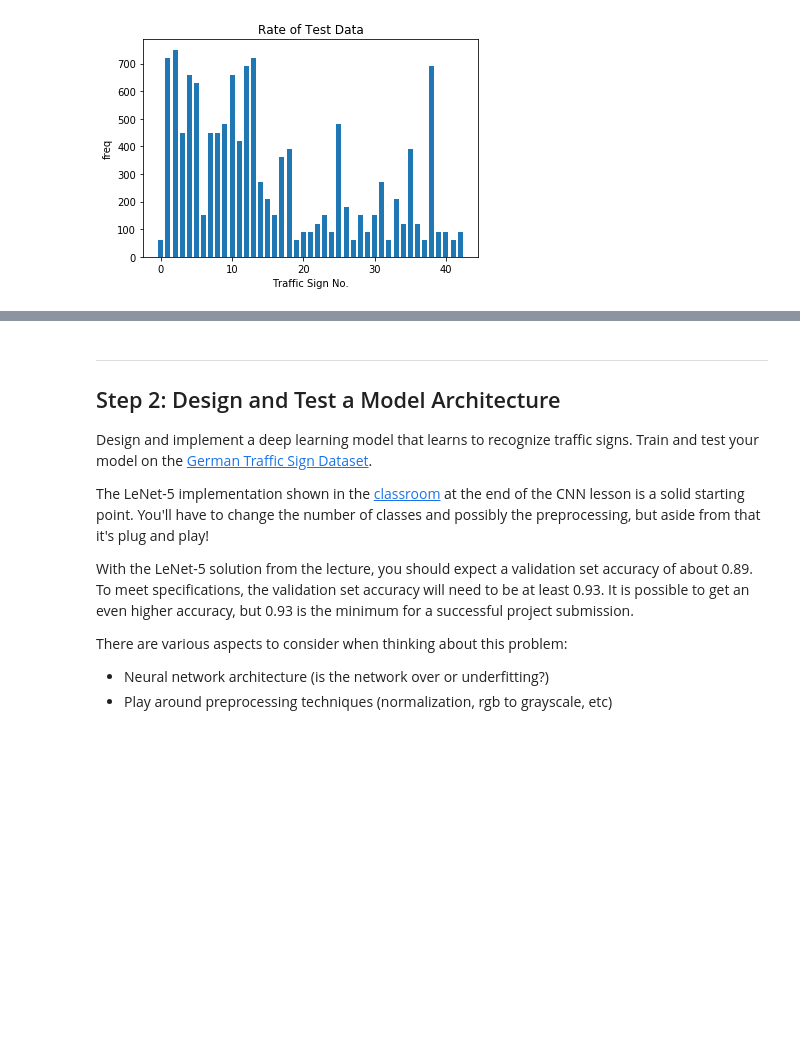
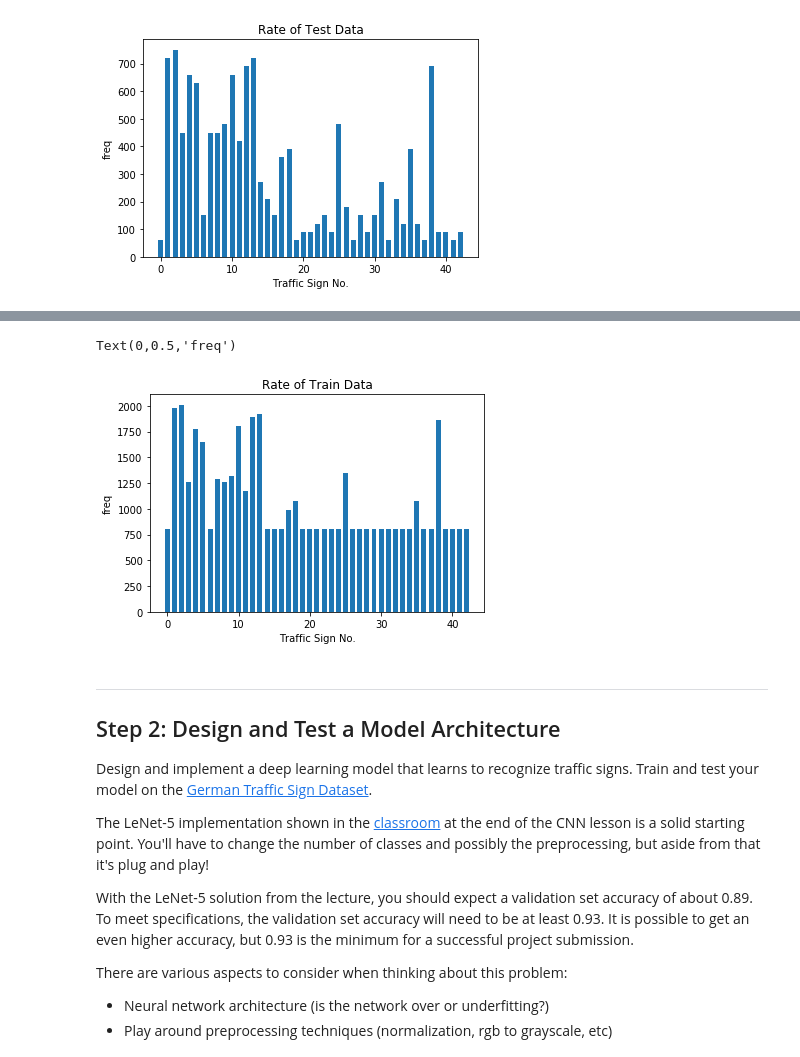
Before and after one commit to soyaoki/CarND-Traffic-Sign-Classifier, a Jupyter notebook: Traffic_Sign_Classifier.ipynb, the cells around one changed output, grey strips where cells are left out. Cells and saved outputs as stored; diff of their text form; code cells hidden in the pictures; blank space fills up the shorter version.

```diff
--- a/Traffic_Sign_Classifier.ipynb
+++ b/Traffic_Sign_Classifier.ipynb
@@ -159,0 +214,25 @@ Text(0,0.5,'freq')
+# %%
+print('X, y shapes:', X_train.shape, y_train.shape)
+
+input_indices = []
+output_indices = []
+
+for class_n in range(n_classes):
+    print(class_n, ': ', end='')
+    class_indices = np.where(y_train == class_n)
+    n_samples = len(class_indices[0])
+    if n_samples < 800:
+        for i in range(800 - n_samples):
+            input_indices.append(class_indices[0][i%n_samples])
+            output_indices.append(X_train.shape[0])
+            new_img = X_train[class_indices[0][i % n_samples]]
+            new_img = random_translate(new_img)
+            X_train = np.concatenate((X_train, [new_img]), axis=0)
+            y_train = np.concatenate((y_train, [class_n]), axis=0)
+            if i % 50 == 0:
+                print('|', end='')
+            elif i % 10 == 0:
+                print('-',end='')
+    print('')
+
+print('X, y shapes:', X_train.shape, y_train.shape)
@@ -160,3 +257,15 @@ Text(0,0.5,'freq')
+# %%
+# Distribution of classes in the training
+fig = plt.figure()
+ax = fig.add_subplot(1,1,1)
+
+ax.hist(y_train, bins=range(0,n_classes+1,1), align='left', rwidth=0.7)
+ax.set_title('Rate of Train Data')
+ax.set_xlabel('Traffic Sign No.')
+ax.set_ylabel('freq')
+# %% [output]
+Text(0,0.5,'freq')
+[figure, added]
 # %% [markdown]
 ----
 
```
Also changed, not shown: parts of 26 cells of this notebook, 21 other files.
